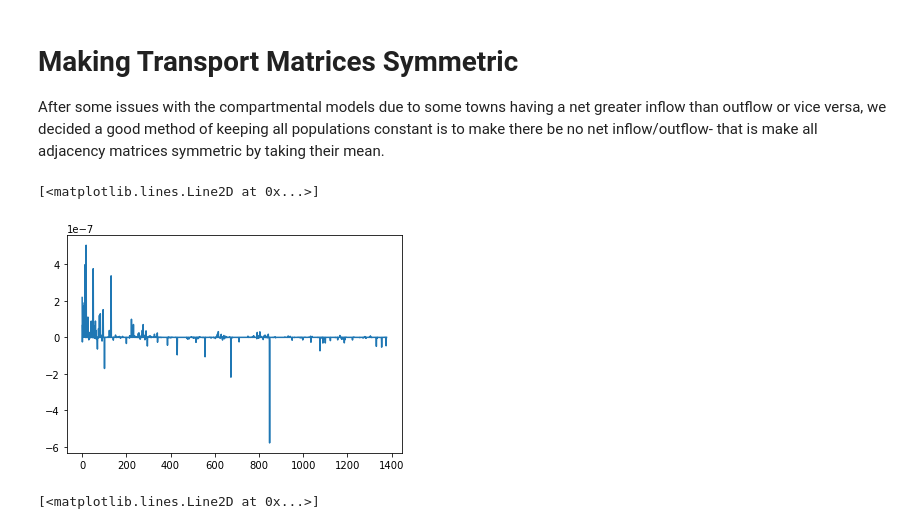
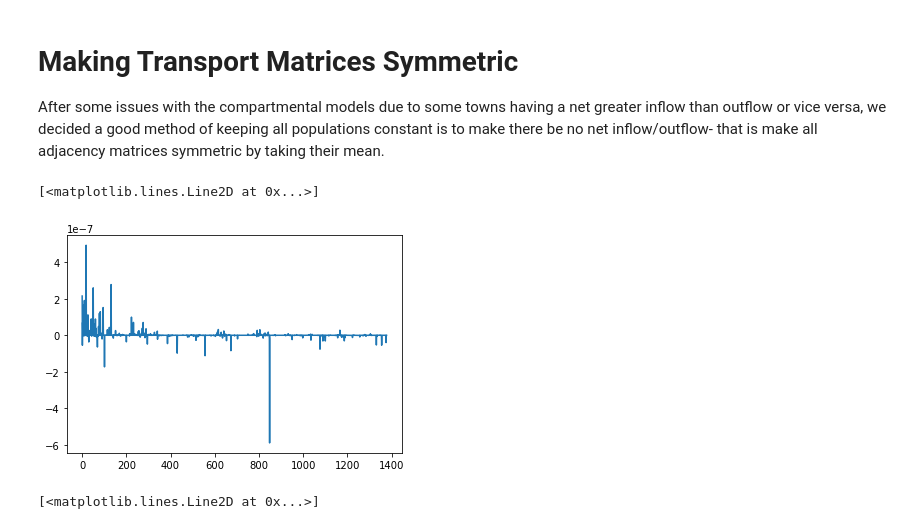
Before and after one commit to yuval-b/covid_thesis, a Jupyter notebook: 3a. Making Transport Matrices Symmetric.ipynb, the cells around one changed output. Cells and saved outputs as stored; diff of their text form; code cells hidden in the pictures.

```diff
--- a/3a. Making Transport Matrices Symmetric.ipynb
+++ b/3a. Making Transport Matrices Symmetric.ipynb
@@ -10,7 +10,7 @@ import os
 import matplotlib.pyplot as plt
 # %%
 # Read in the stochastic adjacency matrices
-kl = sorted(os.listdir("/Volumes/HardDrive/New_Workflow/stochastic_53/"))
+kl = sorted(os.listdir("/Volumes/HardDrive/New_Workflow/stochastic_44/"))
 stoc = []
 for item in kl:
     if '._' not in item:
@@ -18,4 +18,4 @@ for item in kl:
 
 d = {}
 for i in range(len(stoc)):
-    d[str(i)] = pd.read_csv("/Volumes/HardDrive/New_Workflow/stochastic_53/"+stoc[i], header = None)
+    d[str(i)] = pd.read_csv("/Volumes/HardDrive/New_Workflow/stochastic_44/"+stoc[i], header = None)
@@ -22,14 +47,14 @@ for i in range(len(stoc)):
 # %%
-df = d['0'].copy()
+df = d[str(0)].copy()
 listform = df.to_numpy().tolist()
 diff = []
 for i in range(len(listform)):
     for j in range(i+1,len(listform[0])):
         diff.append(listform[i][j]- listform[j][i])
 plt.plot(diff)
 # %% [output]
 [<matplotlib.lines.Line2D at 0x...>]
-[figure, old version]
+[figure, new version]
 # %%
 new_df = []
 for i in range(len(listform)):
```
Also changed, not shown: parts of 20 cells of this notebook.
